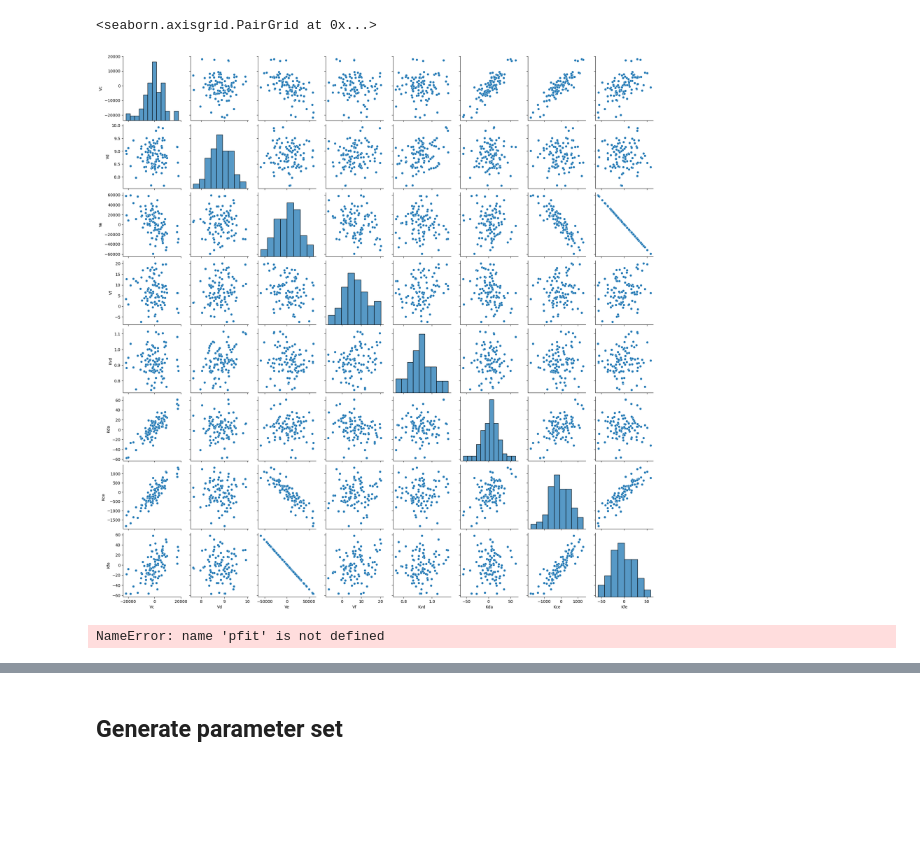
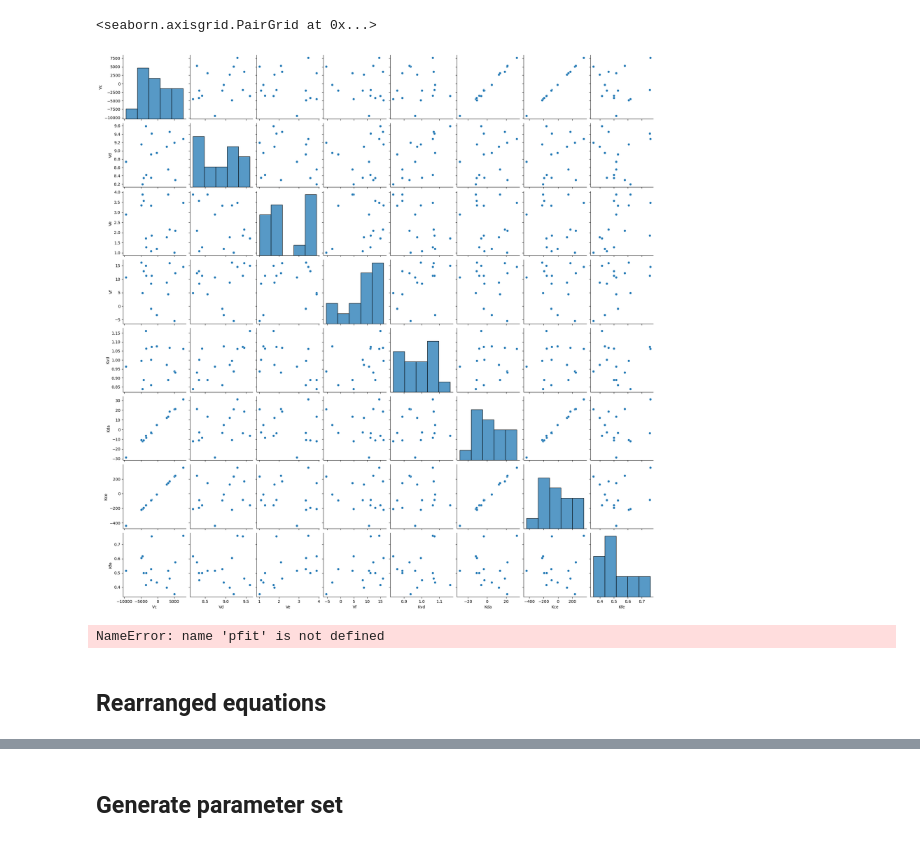
Before and after one commit to martinaoliver/modelling, a Jupyter notebook: 3954/paper/src/dose_response/fitToDf.ipynb, the cells around one changed output, grey strips where cells are left out. Saved outputs shown, nothing was run; the diff lists cells and outputs as text; code cells hidden in the pictures; blank space fills up the shorter version.

Commit message:
lognormal in paramdist

```diff
--- a/3954/paper/src/dose_response/fitToDf.ipynb
+++ b/3954/paper/src/dose_response/fitToDf.ipynb
@@ -65,8 +65,6 @@ def plotFitvsData(inducer,inducer_continuous, gfpExp_list, rfpExp_list, semGreen
 doseResponseExp1 = pkl.load(open('input/liquid_culture/curatedData/nonTransferred_subcircuit1_circuit14_doseResponseOC14_-0.5ATC.pkl','rb'))
 OC14_list1= np.array(doseResponseExp1['OC14']); gfpExp_list1 = list(doseResponseExp1['mean_gfp']); rfpExp_list1 = list(doseResponseExp1['mean_rfp'])
 semGreen1 = doseResponseExp1['std_gfp']; semRed1 = doseResponseExp1['std_rfp']
-# gfpExp_list1[2]=3
-gfpExp_list1[2]=3
 plotData(OC14_list1, rfpExp_list1, gfpExp_list1, semRed1, semGreen1)
 
 
@@ -198,0 +172,4 @@ array([[ 1.58714932e+08, -9.24192445e+01, -6.79482355e+08,
+# %%
+sampled_parameters = np.random.multivariate_normal(popt, pcov, size=1000000, check_valid='warn')#
+filtered_parameters = [p for p in sampled_parameters if 1 <= p[2] <= 4]
+filtered_parameters
@@ -243,13 +233,13 @@ plt.show()
 # %%
 import pandas as pd
 import seaborn as sns
 paramNames = ['Vc', 'Vd', 'Ve', 'Vf', 'Kvd', 'Kda', 'Kce', 'Kfe']
 
-df = pd.DataFrame(sampled_parameters, columns=paramNames)
+df = pd.DataFrame(filtered_parameters, columns=paramNames)
 sns.pairplot(df)
 # %% [output]
 <seaborn.axisgrid.PairGrid at 0x...>
-[figure, old version]
+[figure, new version]
 # %%
 import jax
 
@@ -284,3 +274,5 @@ import scipy
 scipy.linalg.eigvals(hesian)
 # %% [output]
 NameError: name 'pfit' is not defined
+# %% [markdown]
+## Rearranged equations
```
Also changed, not shown: parts of 11 cells of this notebook, 3 other files.
